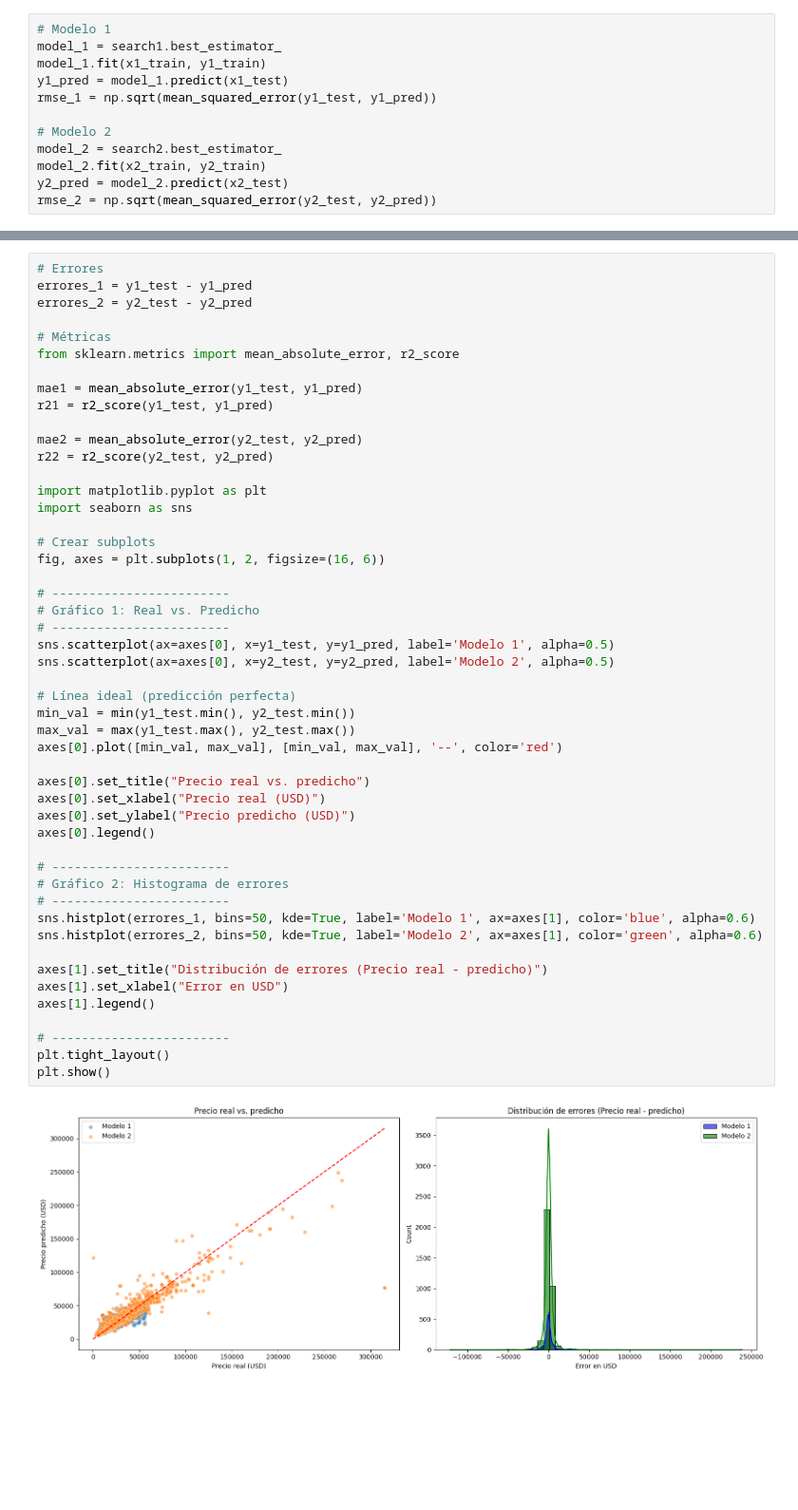
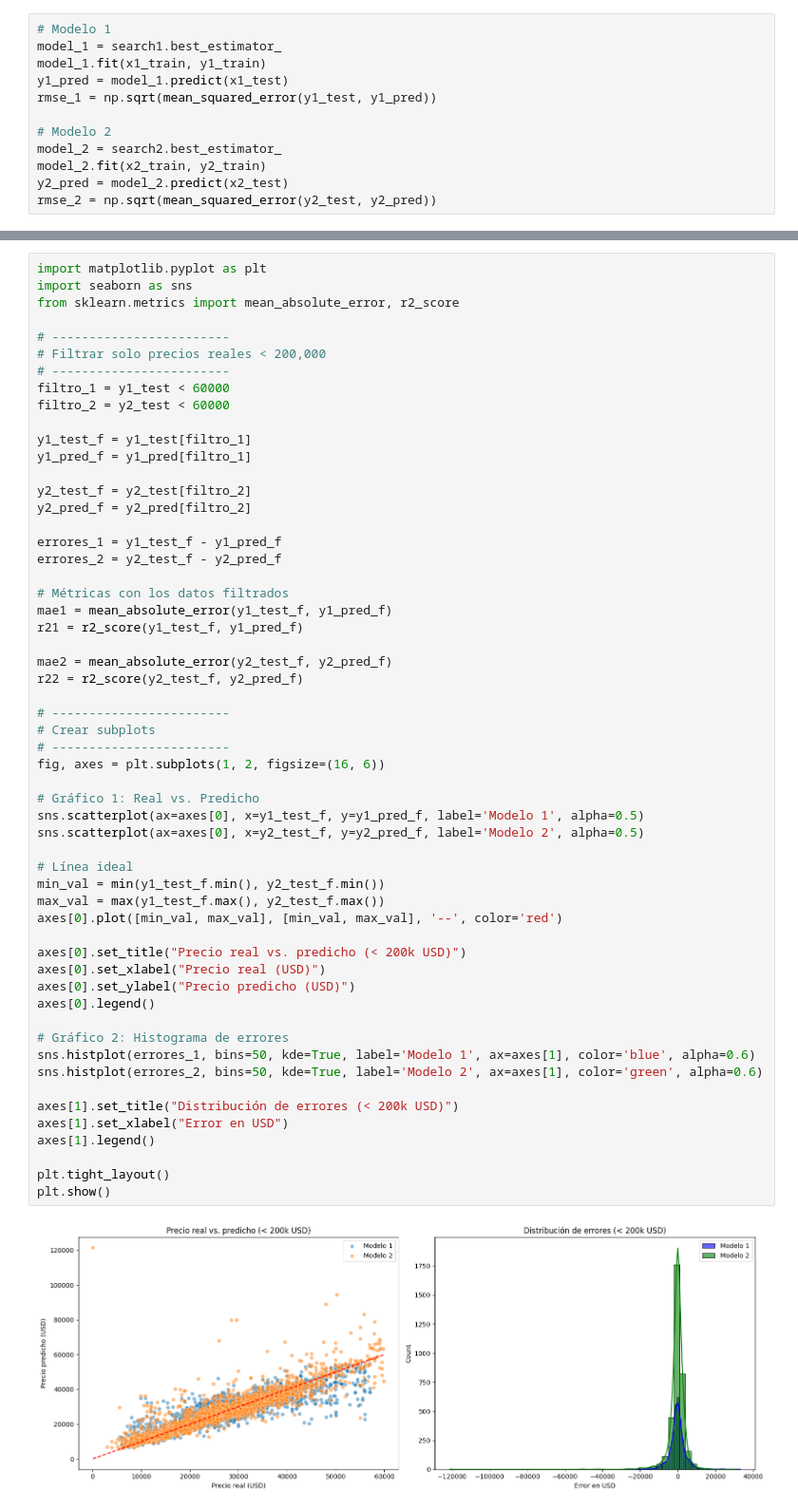
Before and after one commit to Sdomato/Proyecto-final-ML, a Jupyter notebook: entrenamientos_df_intermedio/randomforest.ipynb, the cells around one changed output, grey strips where cells are left out. Shown at 95% size. Cells and saved outputs as stored; diff of their text form; blank space fills up the shorter version.

```diff
--- a/entrenamientos_df_intermedio/randomforest.ipynb
+++ b/entrenamientos_df_intermedio/randomforest.ipynb
@@ -96,51 +155,58 @@ rmse_2 = np.sqrt(mean_squared_error(y2_test, y2_pred))
 # %%
-# Errores
-errores_1 = y1_test - y1_pred
-errores_2 = y2_test - y2_pred
-
-# Métricas
+import matplotlib.pyplot as plt
+import seaborn as sns
 from sklearn.metrics import mean_absolute_error, r2_score
 
-mae1 = mean_absolute_error(y1_test, y1_pred)
-r21 = r2_score(y1_test, y1_pred)
+# ------------------------
+# Filtrar solo precios reales < 200,000
+# ------------------------
+filtro_1 = y1_test < 60000
+filtro_2 = y2_test < 60000
 
-mae2 = mean_absolute_error(y2_test, y2_pred)
-r22 = r2_score(y2_test, y2_pred)
+y1_test_f = y1_test[filtro_1]
+y1_pred_f = y1_pred[filtro_1]
 
-import matplotlib.pyplot as plt
-import seaborn as sns
+y2_test_f = y2_test[filtro_2]
+y2_pred_f = y2_pred[filtro_2]
 
+errores_1 = y1_test_f - y1_pred_f
+errores_2 = y2_test_f - y2_pred_f
+
+# Métricas con los datos filtrados
+mae1 = mean_absolute_error(y1_test_f, y1_pred_f)
+r21 = r2_score(y1_test_f, y1_pred_f)
+
+mae2 = mean_absolute_error(y2_test_f, y2_pred_f)
+r22 = r2_score(y2_test_f, y2_pred_f)
+
+# ------------------------
 # Crear subplots
+# ------------------------
 fig, axes = plt.subplots(1, 2, figsize=(16, 6))
 
-# ------------------------
 # Gráfico 1: Real vs. Predicho
-# ------------------------
-sns.scatterplot(ax=axes[0], x=y1_test, y=y1_pred, label='Modelo 1', alpha=0.5)
-sns.scatterplot(ax=axes[0], x=y2_test, y=y2_pred, label='Modelo 2', alpha=0.5)
+sns.scatterplot(ax=axes[0], x=y1_test_f, y=y1_pred_f, label='Modelo 1', alpha=0.5)
+sns.scatterplot(ax=axes[0], x=y2_test_f, y=y2_pred_f, label='Modelo 2', alpha=0.5)
 
-# Línea ideal (predicción perfecta)
-min_val = min(y1_test.min(), y2_test.min())
-max_val = max(y1_test.max(), y2_test.max())
+# Línea ideal
+min_val = min(y1_test_f.min(), y2_test_f.min())
+max_val = max(y1_test_f.max(), y2_test_f.max())
 axes[0].plot([min_val, max_val], [min_val, max_val], '--', color='red')
 
-axes[0].set_title("Precio real vs. predicho")
+axes[0].set_title("Precio real vs. predicho (< 200k USD)")
 axes[0].set_xlabel("Precio real (USD)")
 axes[0].set_ylabel("Precio predicho (USD)")
 axes[0].legend()
 
-# ------------------------
 # Gráfico 2: Histograma de errores
-# ------------------------
 sns.histplot(errores_1, bins=50, kde=True, label='Modelo 1', ax=axes[1], color='blue', alpha=0.6)
 sns.histplot(errores_2, bins=50, kde=True, label='Modelo 2', ax=axes[1], color='green', alpha=0.6)
 
-axes[1].set_title("Distribución de errores (Precio real - predicho)")
+axes[1].set_title("Distribución de errores (< 200k USD)")
 axes[1].set_xlabel("Error en USD")
 axes[1].legend()
 
-# ------------------------
 plt.tight_layout()
 plt.show()
 # %% [output]
-[figure, old version]
+[figure, new version]
```
Also changed, not shown: parts of 5 cells of this notebook, 1 other file.
